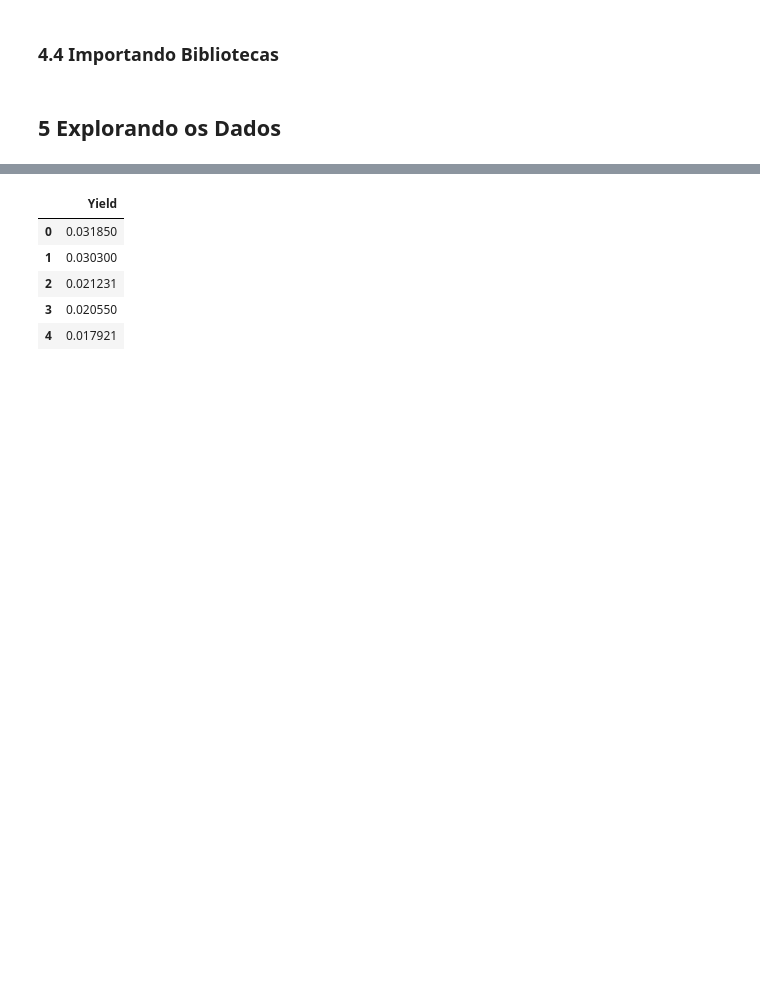
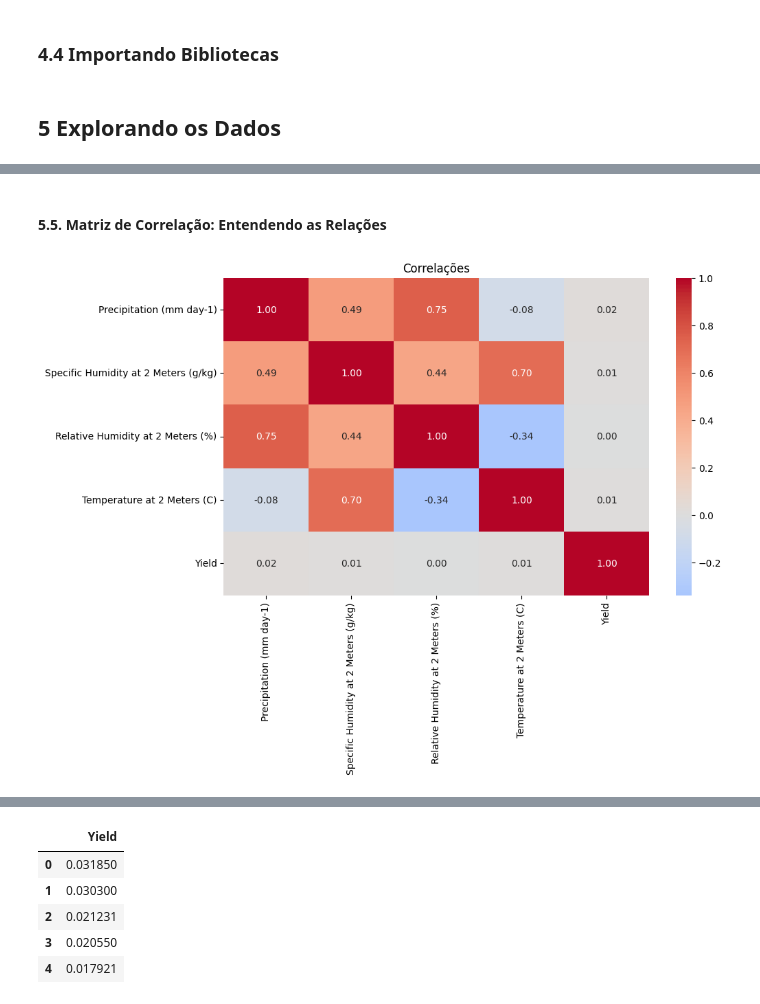
Before and after one commit to insanedays/crop_forecast, a Jupyter notebook: notebook.ipynb, the cells around one changed output, grey strips where cells are left out. Saved outputs shown, nothing was run; the diff lists cells and outputs as text; code cells hidden in the pictures; blank space fills up the shorter version.

```diff
--- a/notebook.ipynb
+++ b/notebook.ipynb
@@ -237,0 +333,10 @@ In summary, normalization is a critical preprocessing step for algorithms that u
+# %% [markdown]
+#### **5.5. Matriz de Correlação: Entendendo as Relações**
+# %%
+plt.figure(figsize=(10, 6))
+corr = df_numeric.corr()
+sns.heatmap(corr, annot=True, fmt=".2f", cmap='coolwarm', center=0)
+plt.title(f'Correlações')
+plt.show()
+# %% [output]
+[figure, added]
```
Also changed, not shown: parts of 48 cells of this notebook, 1 other file.
